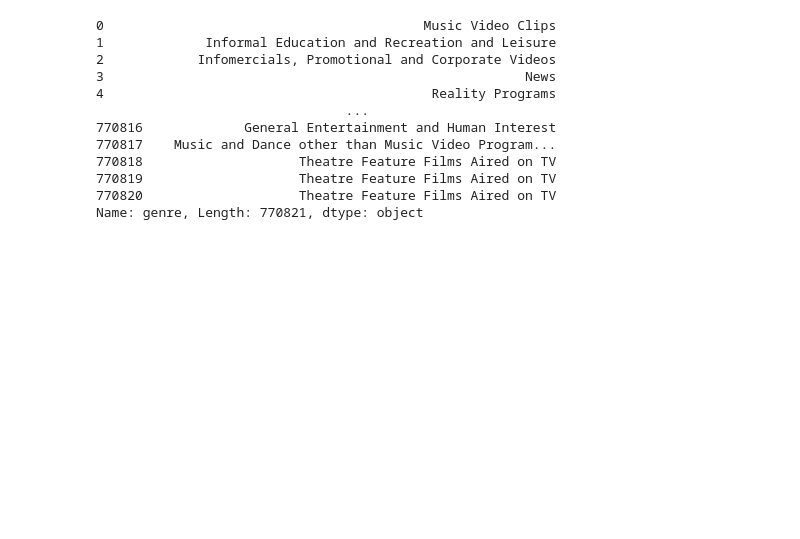
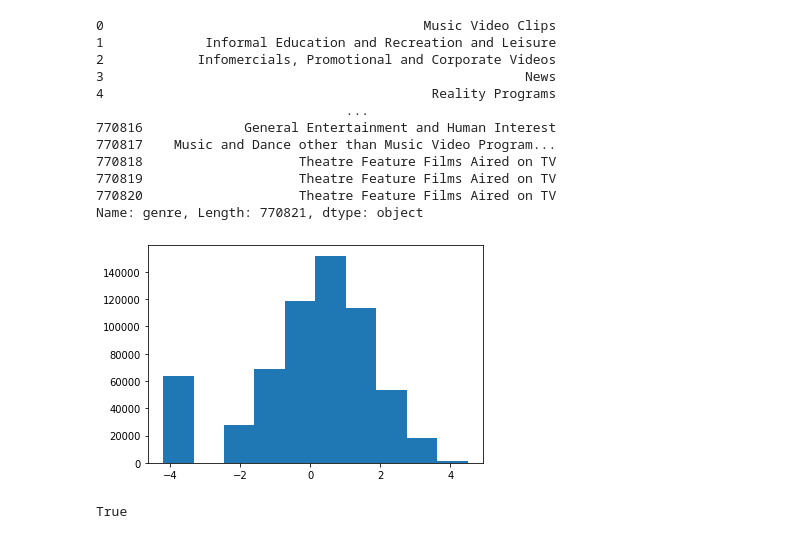
Before and after one commit to Carbonrun/YapAiTek_Challenge, a Jupyter notebook: 1.2_DP_Categorifying.ipynb, the cells around one changed output. Cells and saved outputs as stored; diff of their text form; code cells hidden in the pictures; blank space fills up the shorter version.

```diff
--- a/1.2_Data_Preprocessing.ipynb
+++ b/1.2_DP_Categorifying.ipynb
@@ -123,3 +123,8 @@ data['genre']
 770819                    Theatre Feature Films Aired on TV
 770820                    Theatre Feature Films Aired on TV
 Name: genre, Length: 770821, dtype: object
+# %%
+def transform(arr, gamma=1e-3):
+    arr = np.asarray(arr)
+    arr = arr + gamma
+    return np.log(arr)
@@ -125,0 +136,7 @@ Name: genre, Length: 770821, dtype: object
+# %%
+l = transform(market_share, gamma=1.5e-2)
+
+plt.hist(l)
+plt.show()
+# %% [output]
+[figure, added]
@@ -125,0 +145,4 @@ Name: genre, Length: 770821, dtype: object
+# %%
+np.allclose(market_share, e)
+# %% [output]
+True
```
Also changed, not shown: parts of 2 cells of this notebook, 2 other files.
